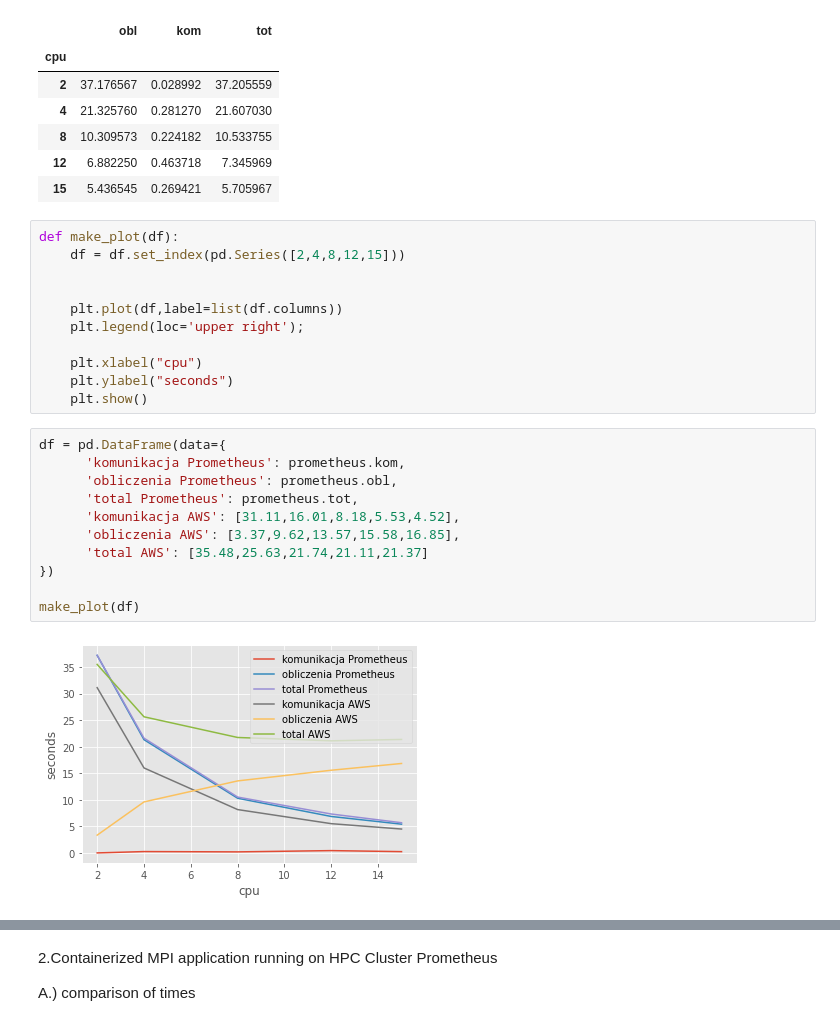
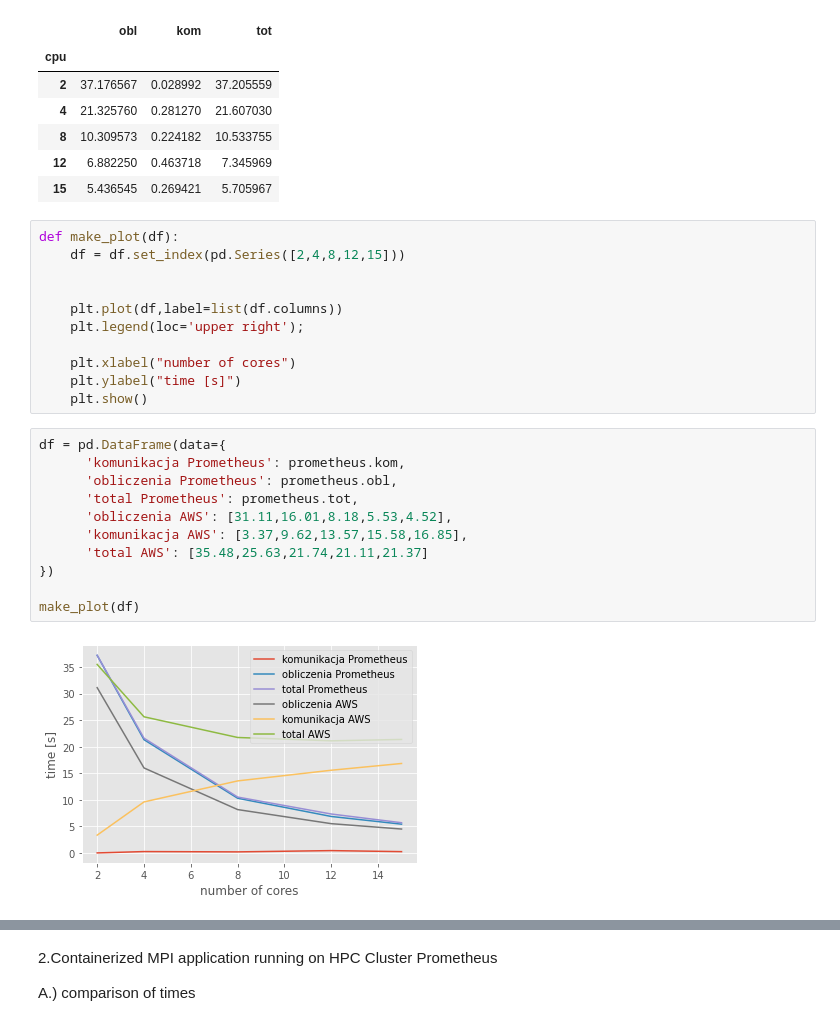
Before and after one commit to kamsza/running-mpi-inside-cluster-for-hpc, a Jupyter notebook: metrics.ipynb, the cells around one changed output, grey strips where cells are left out. Drawn from its saved outputs; the diff is of its cells as text.

```diff
--- a/metrics.ipynb
+++ b/metrics.ipynb
@@ -21,27 +21,27 @@ prometheus
 | 8 | 10.309573 | 0.224182 | 10.533755 |
 | 12 | 6.882250 | 0.463718 | 7.345969 |
 | 15 | 5.436545 | 0.269421 | 5.705967 |
-# %%
-def make_plot(df):
-    df = df.set_index(pd.Series([2,4,8,12,15]))
-
-
-    plt.plot(df,label=list(df.columns))
-    plt.legend(loc='upper right');
-
-    plt.xlabel("cpu")
-    plt.ylabel("seconds")
-    plt.show()
+# %%
+def make_plot(df):
+    df = df.set_index(pd.Series([2,4,8,12,15]))
+
+
+    plt.plot(df,label=list(df.columns))
+    plt.legend(loc='upper right');
+
+    plt.xlabel("number of cores")
+    plt.ylabel("time [s]")
+    plt.show()
 # %%
 df = pd.DataFrame(data={
       'komunikacja Prometheus': prometheus.kom,
       'obliczenia Prometheus': prometheus.obl,
       'total Prometheus': prometheus.tot,
-      'komunikacja AWS': [31.11,16.01,8.18,5.53,4.52],
-      'obliczenia AWS': [3.37,9.62,13.57,15.58,16.85],
+      'obliczenia AWS': [31.11,16.01,8.18,5.53,4.52],
+      'komunikacja AWS': [3.37,9.62,13.57,15.58,16.85],
       'total AWS': [35.48,25.63,21.74,21.11,21.37]
 })
 
 make_plot(df)
 # %% [output]
-[figure, old version]
+[figure, new version]
```
Also changed, not shown: parts of 7 cells of this notebook.
